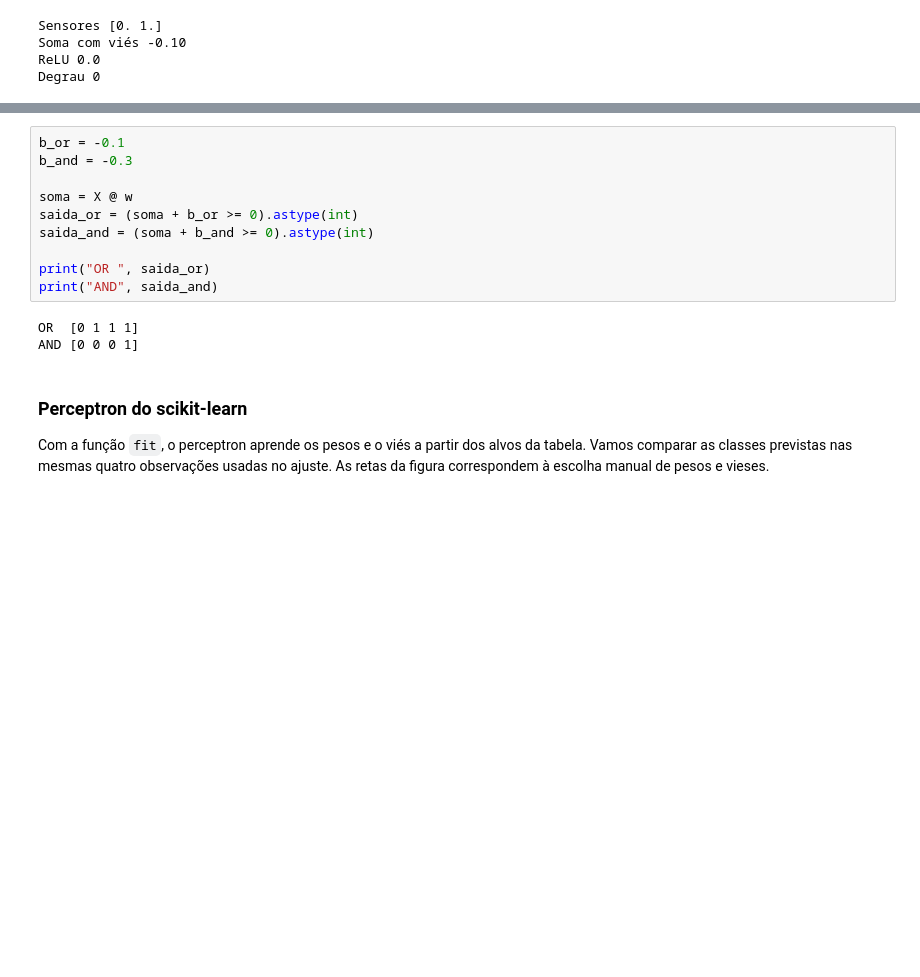
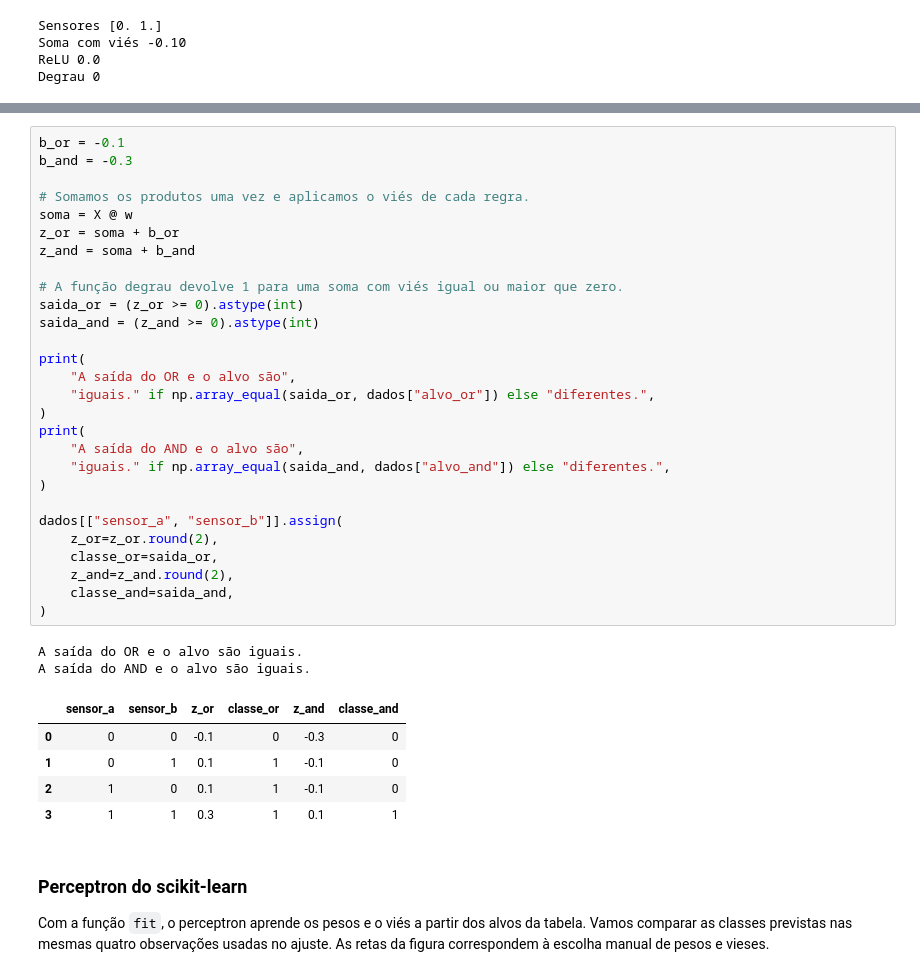
Before and after one commit to tuliorr/mba-redes-neurais, a Jupyter notebook: aula01/aula01.ipynb, the cells around one changed output, grey strips where cells are left out. Cells and saved outputs as stored; diff of their text form; blank space fills up the shorter version.

```diff
--- a/aula01/aula01.ipynb
+++ b/aula01/aula01.ipynb
@@ -51,16 +51,39 @@ Com os mesmos pesos, mover a fronteira de decisão muda a regra. O viés `−0,1
 # %%
 b_or = -0.1
 b_and = -0.3
 
+# Somamos os produtos uma vez e aplicamos o viés de cada regra.
 soma = X @ w
-saida_or = (soma + b_or >= 0).astype(int)
-saida_and = (soma + b_and >= 0).astype(int)
+z_or = soma + b_or
+z_and = soma + b_and
 
-print("OR ", saida_or)
-print("AND", saida_and)
+# A função degrau devolve 1 para uma soma com viés igual ou maior que zero.
+saida_or = (z_or >= 0).astype(int)
+saida_and = (z_and >= 0).astype(int)
+
+print(
+    "A saída do OR e o alvo são",
+    "iguais." if np.array_equal(saida_or, dados["alvo_or"]) else "diferentes.",
+)
+print(
+    "A saída do AND e o alvo são",
+    "iguais." if np.array_equal(saida_and, dados["alvo_and"]) else "diferentes.",
+)
+
+dados[["sensor_a", "sensor_b"]].assign(
+    z_or=z_or.round(2),
+    classe_or=saida_or,
+    z_and=z_and.round(2),
+    classe_and=saida_and,
+)
 # %% [output]
-OR  [0 1 1 1]
-AND [0 0 0 1]
+A saída do OR e o alvo são iguais.
+A saída do AND e o alvo são iguais.
+|  | sensor_a | sensor_b | z_or | classe_or | z_and | classe_and |
+| 0 | 0 | 0 | -0.1 | 0 | -0.3 | 0 |
+| 1 | 0 | 1 | 0.1 | 1 | -0.1 | 0 |
+| 2 | 1 | 0 | 0.1 | 1 | -0.1 | 0 |
+| 3 | 1 | 1 | 0.3 | 1 | 0.1 | 1 |
 # %% [markdown]
 ### Perceptron do scikit-learn
 
```
Also changed, not shown: parts of 15 cells of this notebook, 3 other files.
